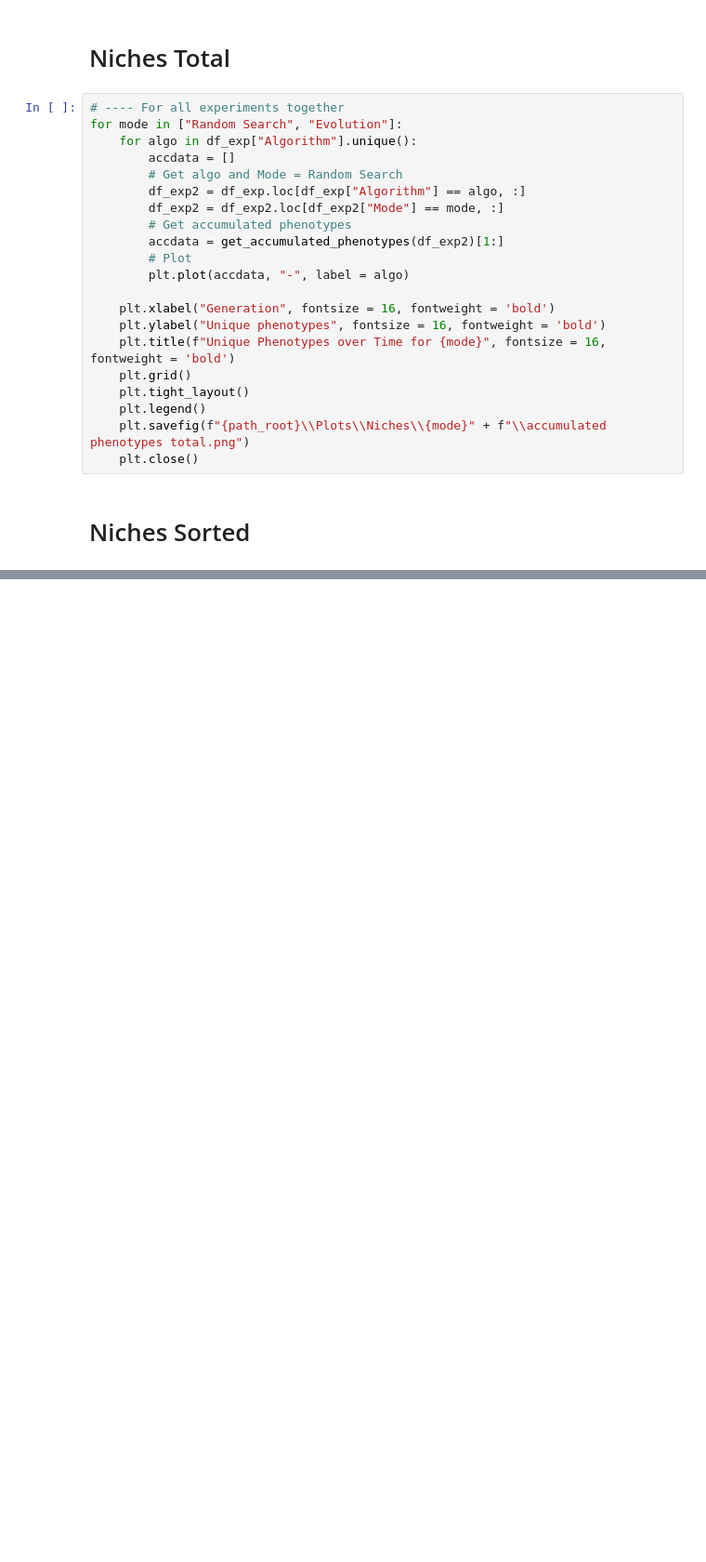
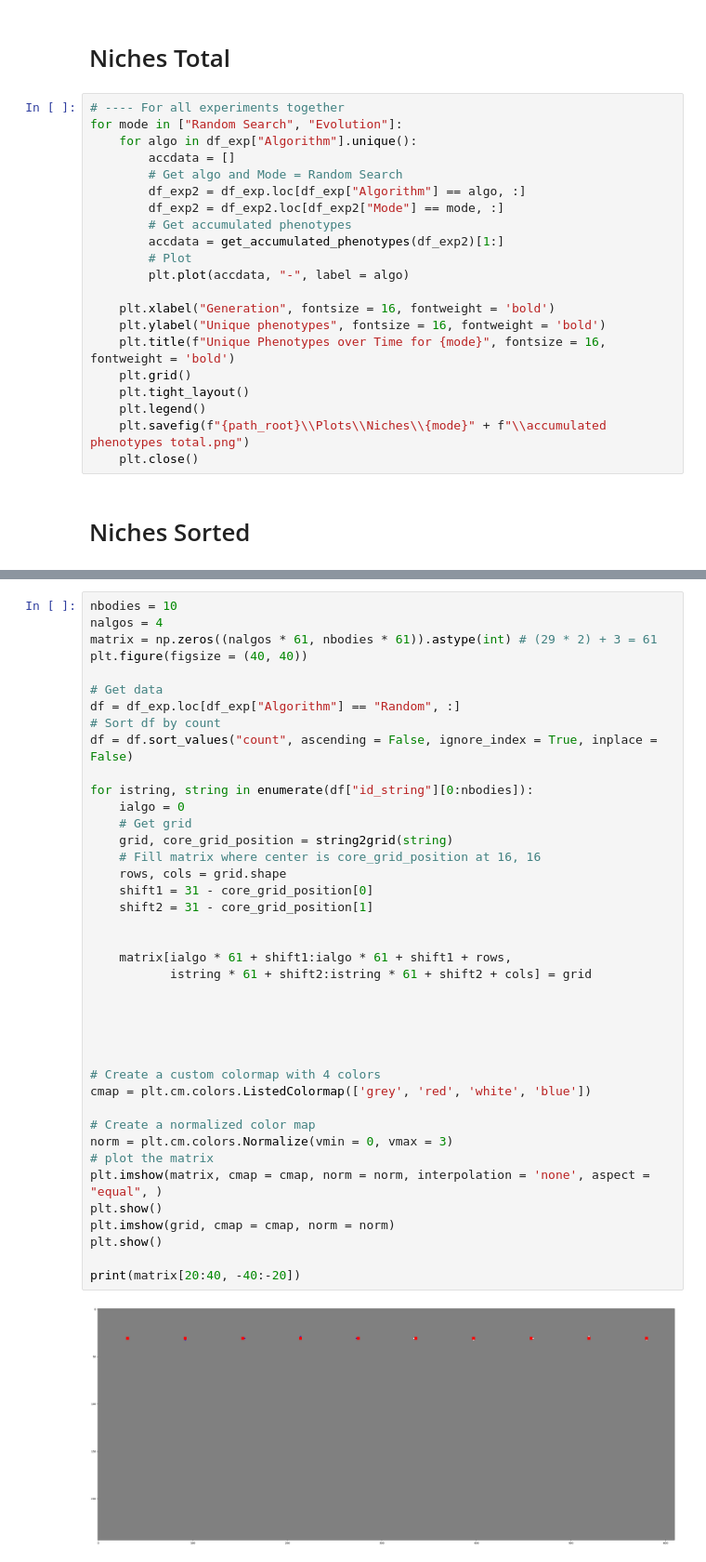
Before and after one commit to KristianiEJPK/revolve2-1, a Jupyter notebook: examples/robot_bodybrain_ea_database/analyze_evolved_bodies.ipynb, the cells around one changed output, grey strips where cells are left out. Shown at 93% size. Drawn from its saved outputs; the diff is of its cells as text; blank space fills up the shorter version.

```diff
--- a/examples/robot_bodybrain_ea_database/analyze_evolved_bodies.ipynb
+++ b/examples/robot_bodybrain_ea_database/analyze_evolved_bodies.ipynb
@@ -720,0 +1117,42 @@ for algo in df_exp["Algorithm"].unique():
+# %%
+nbodies = 10
+nalgos = 4
+matrix = np.zeros((nalgos * 61, nbodies * 61)).astype(int) # (29 * 2) + 3 = 61
+plt.figure(figsize = (40, 40))
+
+# Get data
+df = df_exp.loc[df_exp["Algorithm"] == "Random", :]
+# Sort df by count
+df = df.sort_values("count", ascending = False, ignore_index = True, inplace = False)
+
+for istring, string in enumerate(df["id_string"][0:nbodies]):
+    ialgo = 0
+    # Get grid
+    grid, core_grid_position = string2grid(string)
+    # Fill matrix where center is core_grid_position at 16, 16
+    rows, cols = grid.shape
+    shift1 = 31 - core_grid_position[0]
+    shift2 = 31 - core_grid_position[1]
+
+
+    matrix[ialgo * 61 + shift1:ialgo * 61 + shift1 + rows,
+           istring * 61 + shift2:istring * 61 + shift2 + cols] = grid
+
+
+
+
+
+# Create a custom colormap with 4 colors
+cmap = plt.cm.colors.ListedColormap(['grey', 'red', 'white', 'blue'])
+
+# Create a normalized color map
+norm = plt.cm.colors.Normalize(vmin = 0, vmax = 3)
+# plot the matrix
+plt.imshow(matrix, cmap = cmap, norm = norm, interpolation = 'none', aspect = "equal", )
+plt.show()
+plt.imshow(grid, cmap = cmap, norm = norm)
+plt.show()
+
+print(matrix[20:40, -40:-20])
+# %% [output]
+[figure, added]
```
Also changed, not shown: parts of 18 cells of this notebook, 15 other files.
